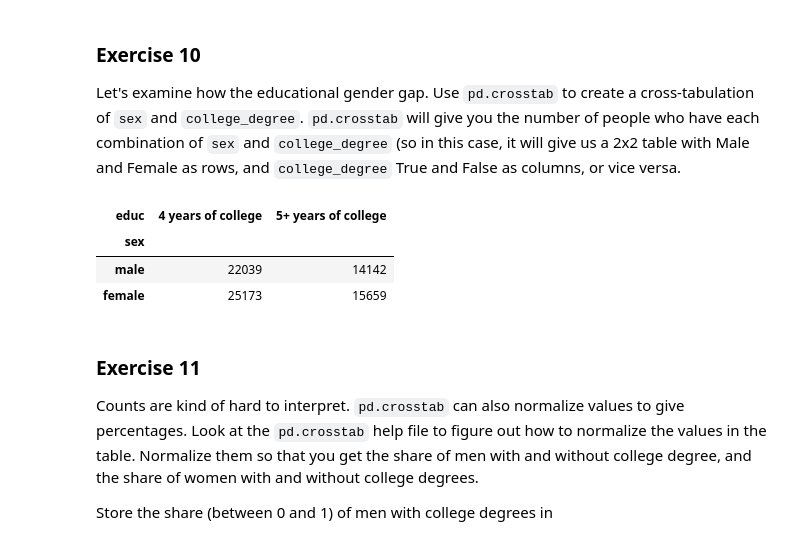
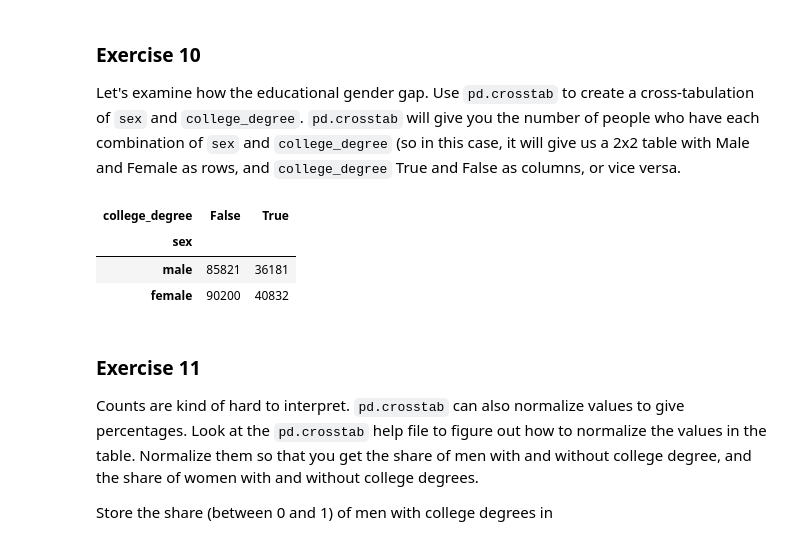
Before and after one commit to yangqy03/exercise_cleaning, a Jupyter notebook: exercise_cleaning.ipynb, the cells around one changed output. Drawn from its saved outputs; the diff is of its cells as text; code cells hidden in the pictures.

```diff
--- a/exercise_cleaning.ipynb
+++ b/exercise_cleaning.ipynb
@@ -175,13 +177,13 @@ Create an indicator variable for whether each person has *at least* a college Ba
 # %%
 over18["educ"].value_counts()
 
-over18["college_degree"] = (over18["educ"] == "4 years of college") | (
-    over18["educ"] == "5+ years of college"
-)
+over18["college_degree"] = (over18["educ"] == "4 years of college") | (over18["educ"] == "5+ years of college")
+
+# no of people with college degree
 
 college_grads = over18.loc[over18["college_degree"] == True]
 ex9_num_college = len(college_grads)
 results["ex9_num_college"] = ex9_num_college
 
-print(f"the number of people in the dataset with a college degree is {ex9_num_college}")
+print(f"The number of people in the dataset with a college degree is {ex9_num_college:,.0f}")
 # %% [output]
@@ -191,12 +193,12 @@ the number of people in the dataset with a college degree is 77013
 
 Let's examine how the educational gender gap. Use `pd.crosstab` to create a cross-tabulation of `sex` and `college_degree`. `pd.crosstab` will give you the number of people who have each combination of `sex` and `college_degree` (so in this case, it will give us a 2x2 table with Male and Female as rows, and `college_degree` True and False as columns, or vice versa.
 # %%
-pd.crosstab(college_grads["sex"], college_grads["educ"])
+pd.crosstab(over18['sex'], over18["college_degree"])
 # %% [output]
-| educ | 4 years of college | 5+ years of college |
+| college_degree | False | True |
 | sex |  |  |
-| male | 22039 | 14142 |
-| female | 25173 | 15659 |
+| male | 85821 | 36181 |
+| female | 90200 | 40832 |
 # %% [markdown]
 ### Exercise 11
 
```
Also changed, not shown: parts of 9 cells of this notebook.
